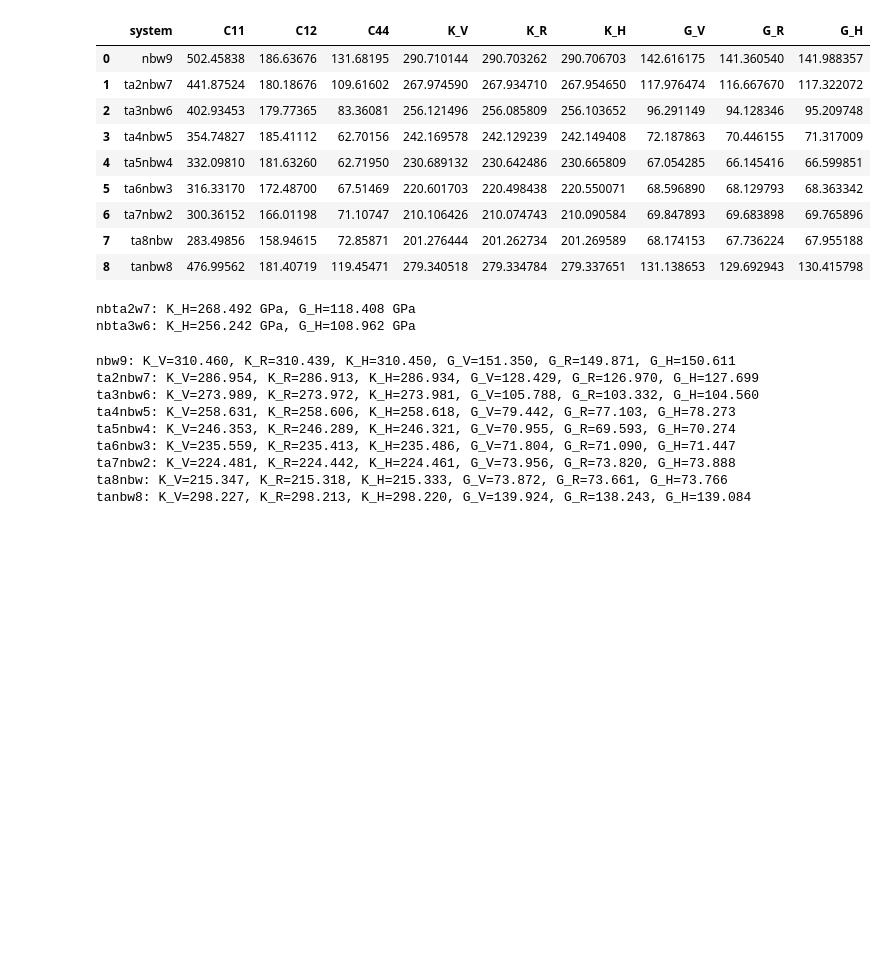
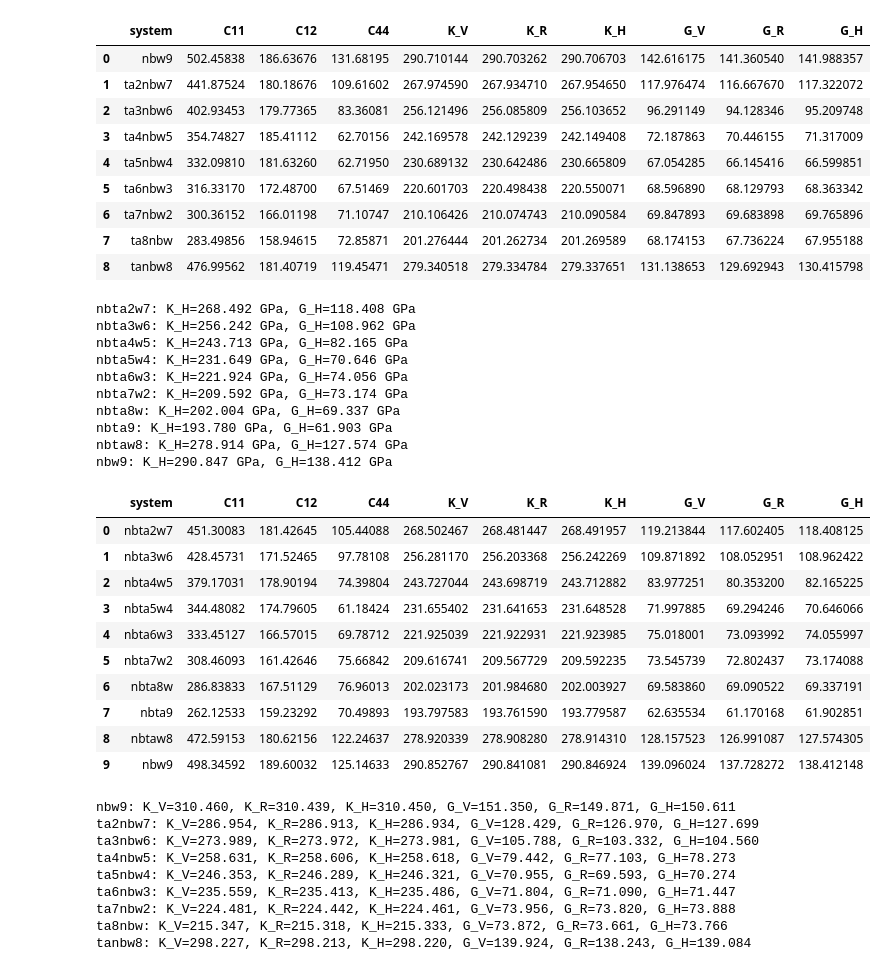
Before and after one commit to kareem-Abdelmaqsoud/computational-design-ductile-w-ta-nb-alloy, a Jupyter notebook: paper_figures/query_vasp_internal_elastic_calc.ipynb, the cells around one changed output. Saved outputs shown, nothing was run; the diff lists cells and outputs as text; code cells hidden in the pictures; blank space fills up the shorter version.

```diff
--- a/paper_figures/query_vasp_internal_elastic_calc.ipynb
+++ b/paper_figures/query_vasp_internal_elastic_calc.ipynb
@@ -73,10 +73,29 @@ tanbw8: K_H=279.338 GPa, G_H=130.416 GPa
 | 7 | ta8nbw | 283.49856 | 158.94615 | 72.85871 | 201.276444 | 201.262734 | 201.269589 | 68.174153 | 67.736224 | 67.955188 |
 | 8 | tanbw8 | 476.99562 | 181.40719 | 119.45471 | 279.340518 | 279.334784 | 279.337651 | 131.138653 | 129.692943 | 130.415798 |
 # %%
-BASE_DIR = "/home/jovyan/shared-scratch-kabdelma-pvc/kabdelma/rare-earth/vasp_internal_elastic/ordered/elastic"
+BASE_DIR = "../vasp_internal_elastic/ordered/elastic"
 df_ordered = process_all_outcars(BASE_DIR)
 df_ordered
 # %% [output]
 nbta2w7: K_H=268.492 GPa, G_H=118.408 GPa
 nbta3w6: K_H=256.242 GPa, G_H=108.962 GPa
+nbta4w5: K_H=243.713 GPa, G_H=82.165 GPa
+nbta5w4: K_H=231.649 GPa, G_H=70.646 GPa
+nbta6w3: K_H=221.924 GPa, G_H=74.056 GPa
+nbta7w2: K_H=209.592 GPa, G_H=73.174 GPa
+nbta8w: K_H=202.004 GPa, G_H=69.337 GPa
+nbta9: K_H=193.780 GPa, G_H=61.903 GPa
+nbtaw8: K_H=278.914 GPa, G_H=127.574 GPa
+nbw9: K_H=290.847 GPa, G_H=138.412 GPa
+|  | system | C11 | C12 | C44 | K_V | K_R | K_H | G_V | G_R | G_H |
+| 0 | nbta2w7 | 451.30083 | 181.42645 | 105.44088 | 268.502467 | 268.481447 | 268.491957 | 119.213844 | 117.602405 | 118.408125 |
+| 1 | nbta3w6 | 428.45731 | 171.52465 | 97.78108 | 256.281170 | 256.203368 | 256.242269 | 109.871892 | 108.052951 | 108.962422 |
+| 2 | nbta4w5 | 379.17031 | 178.90194 | 74.39804 | 243.727044 | 243.698719 | 243.712882 | 83.977251 | 80.353200 | 82.165225 |
+| 3 | nbta5w4 | 344.48082 | 174.79605 | 61.18424 | 231.655402 | 231.641653 | 231.648528 | 71.997885 | 69.294246 | 70.646066 |
+| 4 | nbta6w3 | 333.45127 | 166.57015 | 69.78712 | 221.925039 | 221.922931 | 221.923985 | 75.018001 | 73.093992 | 74.055997 |
+| 5 | nbta7w2 | 308.46093 | 161.42646 | 75.66842 | 209.616741 | 209.567729 | 209.592235 | 73.545739 | 72.802437 | 73.174088 |
+| 6 | nbta8w | 286.83833 | 167.51129 | 76.96013 | 202.023173 | 201.984680 | 202.003927 | 69.583860 | 69.090522 | 69.337191 |
+| 7 | nbta9 | 262.12533 | 159.23292 | 70.49893 | 193.797583 | 193.761590 | 193.779587 | 62.635534 | 61.170168 | 61.902851 |
+| 8 | nbtaw8 | 472.59153 | 180.62156 | 122.24637 | 278.920339 | 278.908280 | 278.914310 | 128.157523 | 126.991087 | 127.574305 |
+| 9 | nbw9 | 498.34592 | 189.60032 | 125.14633 | 290.852767 | 290.841081 | 290.846924 | 139.096024 | 137.728272 | 138.412148 |
 # %%
```
Also changed, not shown: parts of 10 cells of this notebook, 5 other files.
